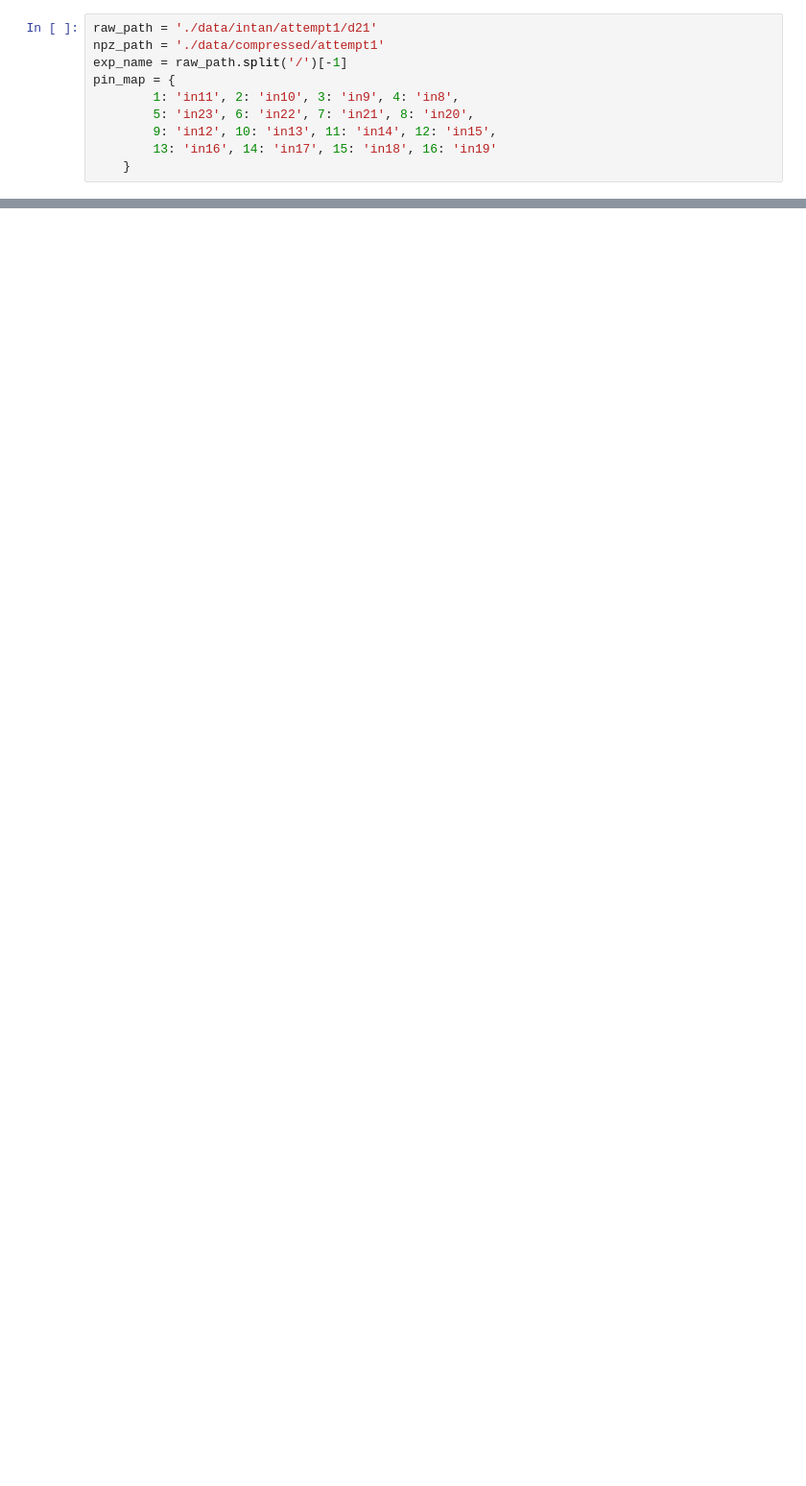
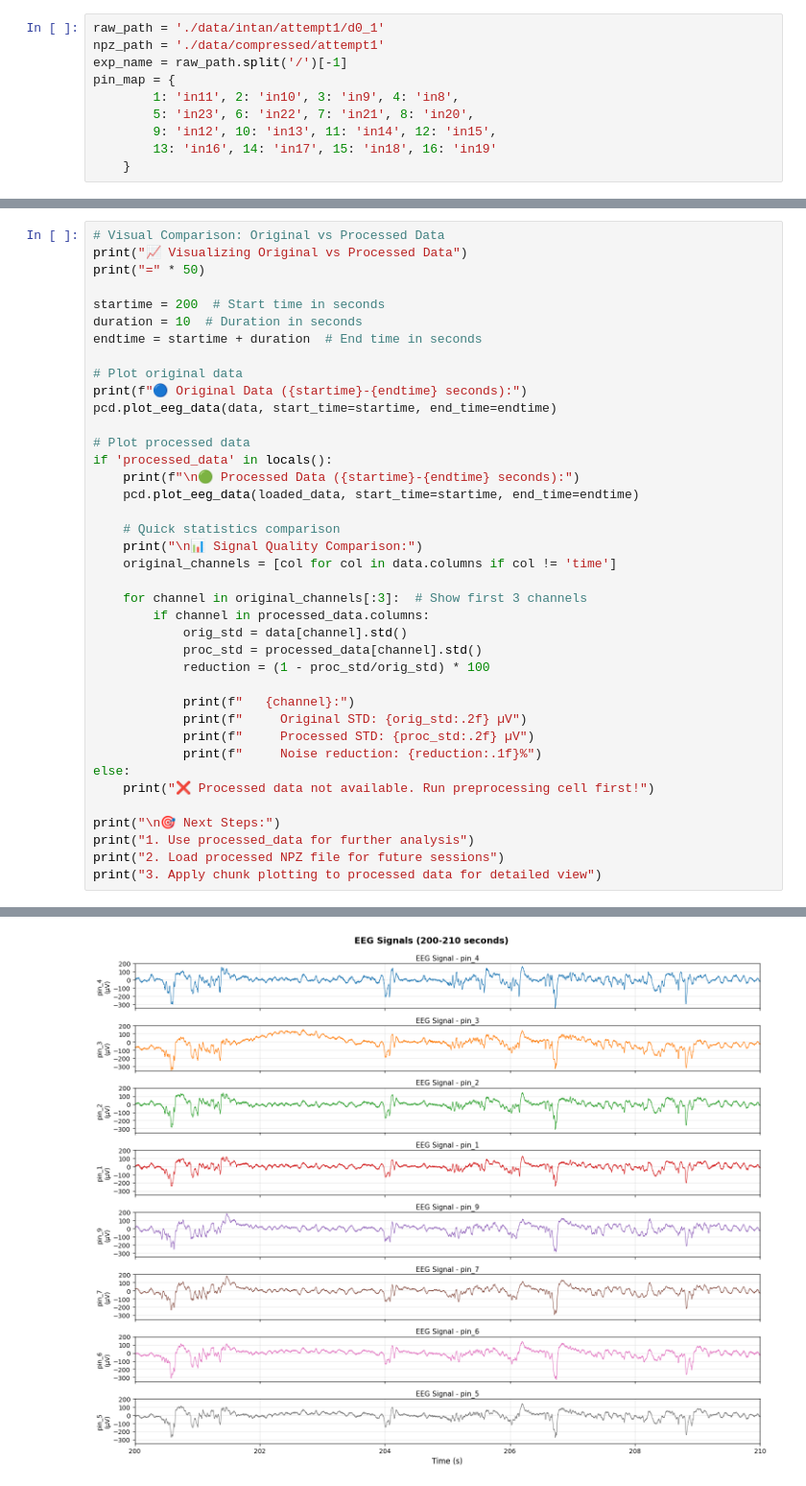
Before and after one commit to ChooYeonseo/EEG-analysis, a Jupyter notebook: June_Experiment_Report.ipynb, the cells around one changed output, grey strips where cells are left out. Shown at 96% size. Saved outputs shown, nothing was run; the diff lists cells and outputs as text; blank space fills up the shorter version.

Commit message:
major change in eeg-analysis

```diff
--- a/June_Experiment_Report.ipynb
+++ b/June_Experiment_Report.ipynb
@@ -26,5 +32,5 @@ Successfully imported RHD utilities
 # %%
-raw_path = './data/intan/attempt1/d21'
+raw_path = './data/intan/attempt1/d0_1'
 npz_path = './data/compressed/attempt1'
 exp_name = raw_path.split('/')[-1]
 pin_map = {
@@ -129,0 +268,40 @@ print(data.head())
+# %%
+# Visual Comparison: Original vs Processed Data
+print("📈 Visualizing Original vs Processed Data")
+print("=" * 50)
+
+startime = 200  # Start time in seconds
+duration = 10  # Duration in seconds
+endtime = startime + duration  # End time in seconds
+
+# Plot original data
+print(f"🔵 Original Data ({startime}-{endtime} seconds):")
+pcd.plot_eeg_data(data, start_time=startime, end_time=endtime)
+
+# Plot processed data
+if 'processed_data' in locals():
+    print(f"\n🟢 Processed Data ({startime}-{endtime} seconds):")
+    pcd.plot_eeg_data(loaded_data, start_time=startime, end_time=endtime)
+
+    # Quick statistics comparison
+    print("\n📊 Signal Quality Comparison:")
+    original_channels = [col for col in data.columns if col != 'time']
+
+    for channel in original_channels[:3]:  # Show first 3 channels
+        if channel in processed_data.columns:
+            orig_std = data[channel].std()
+            proc_std = processed_data[channel].std()
+            reduction = (1 - proc_std/orig_std) * 100
+
+            print(f"   {channel}:")
+            print(f"     Original STD: {orig_std:.2f} µV")
+            print(f"     Processed STD: {proc_std:.2f} µV")
+            print(f"     Noise reduction: {reduction:.1f}%")
+else:
+    print("❌ Processed data not available. Run preprocessing cell first!")
+
+print("\n🎯 Next Steps:")
+print("1. Use processed_data for further analysis")
+print("2. Load processed NPZ file for future sessions")
+print("3. Apply chunk plotting to processed data for detailed view")
+# %% [output]
@@ -129,0 +311 @@ print(data.head())
+[figure, added]
```
Also changed, not shown: parts of 15 cells of this notebook, 8 other files.
